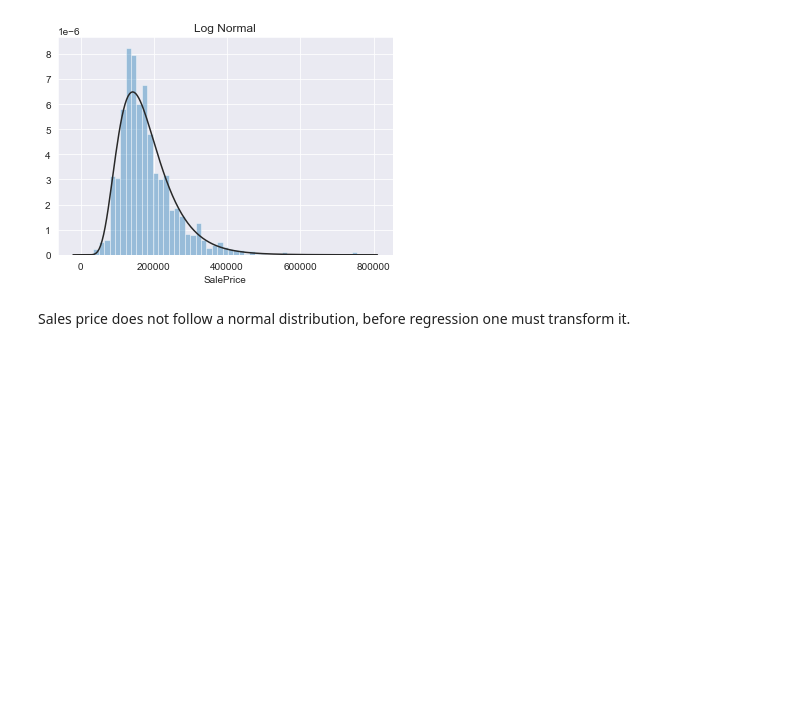
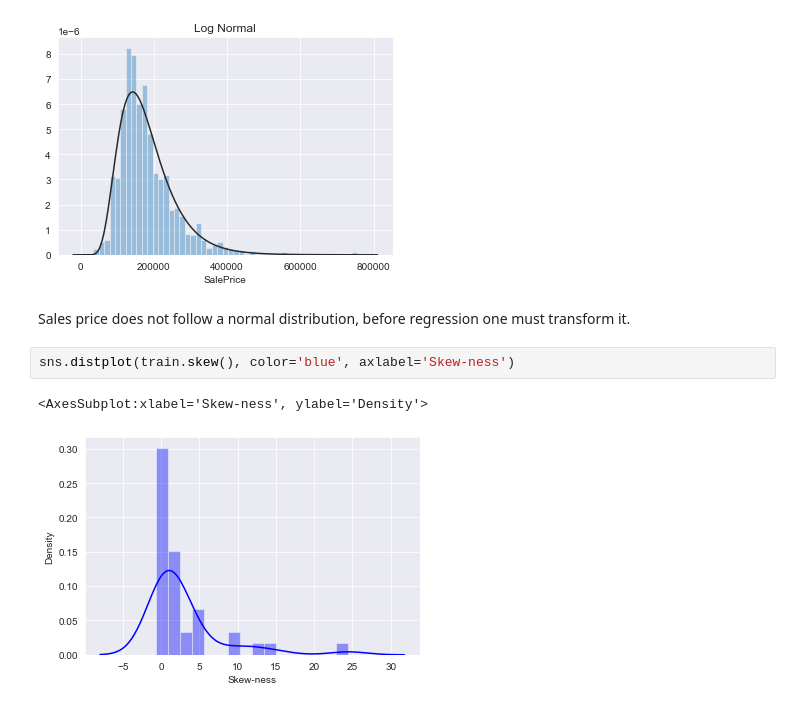
Before and after one commit to KamiLimu1/Data_Science2022, a Jupyter notebook: TutorialOnExplanatoryDataAnalysis.ipynb, the cells around one changed output. Cells and saved outputs as stored; diff of their text form; blank space fills up the shorter version.

Commit message:
Plotting of various graphs to visualise data.

```diff
--- a/TutorialOnExplanatoryDataAnalysis.ipynb
+++ b/TutorialOnExplanatoryDataAnalysis.ipynb
@@ -134,3 +134,8 @@ sns.distplot(y, kde=False, fit=st.lognorm)
 [figure]
 # %% [markdown]
 Sales price does not follow a normal distribution, before regression one must transform it.
+# %%
+sns.distplot(train.skew(), color='blue', axlabel='Skew-ness')
+# %% [output]
+<AxesSubplot:xlabel='Skew-ness', ylabel='Density'>
+[figure, added]
```
Also changed, not shown: parts of 3 cells of this notebook.
